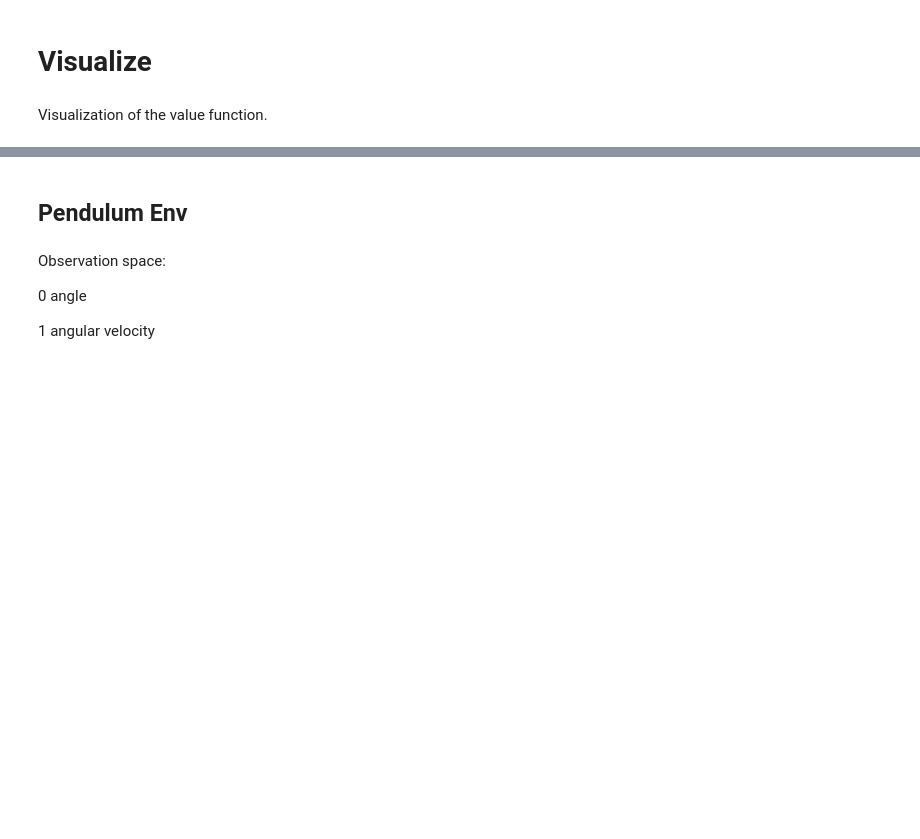
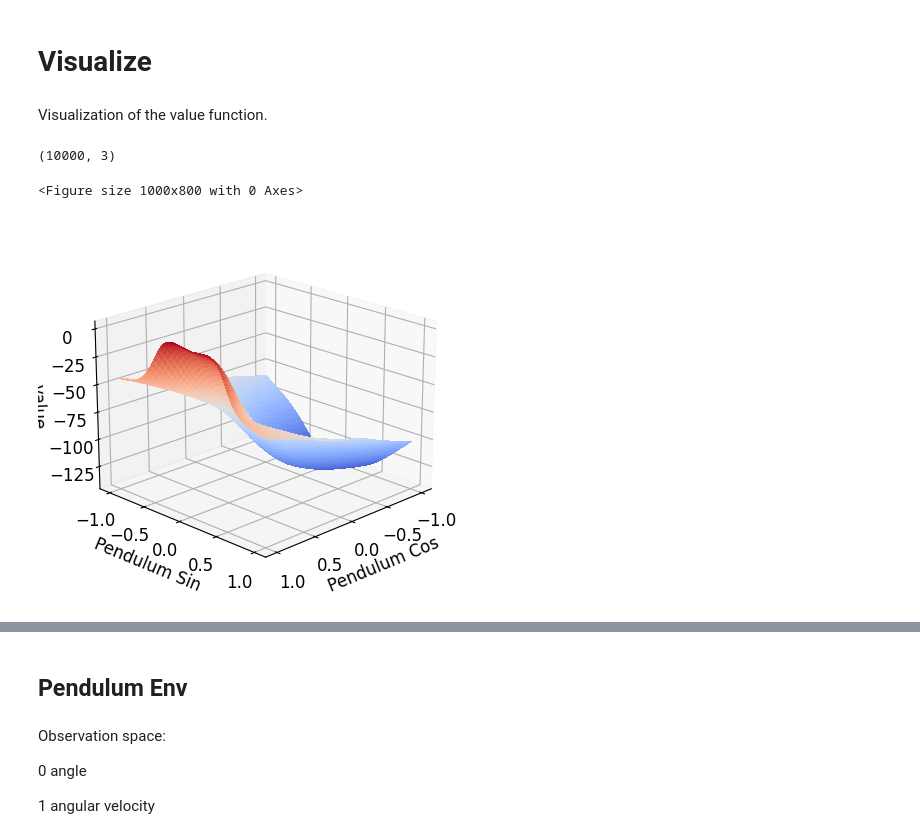
Before and after one commit to la2pixel/RL25_Assignments, a Jupyter notebook: HW 7/Gym-DQN.ipynb, the cells around one changed output, grey strips where cells are left out. Cells and saved outputs as stored; diff of their text form; code cells hidden in the pictures; blank space fills up the shorter version.

```diff
--- a/HW 7/Gym-DQN.ipynb
+++ b/HW 7/Gym-DQN.ipynb
@@ -374,0 +384,41 @@ Adapt the value_function plotting from last time to plot the maxQ value
+# %%
+OBS_SPACE_MAP = {
+    "Cart Pos": [-4.8, 4.8],
+    "Pol Angle": [-0.418, 0.418],
+    "Cart Vel": [-8, 8],
+    "Pole Vel": [-8, 8],
+    "Pendulum Cos": [-1, 1],
+    "Pendulum Sin": [-1, 1],
+    "Pendulum Angle Vel": [-8, 8]
+
+}
+def plot_Q_function_generic(q_function, input_dims, plot_dim1, plot_dim2, label_dim1, label_dim2):
+    # retrieve observation space from labels
+    plt.rcParams.update({'font.size': 12})
+
+    xxs =np.linspace(OBS_SPACE_MAP[label_dim1][0], OBS_SPACE_MAP[label_dim1][1], 100)
+    yys =np.linspace(OBS_SPACE_MAP[label_dim2][0], OBS_SPACE_MAP[label_dim2][1], 100)
+    XX,YY=np.meshgrid(xxs,yys)
+    dots=np.zeros((XX.size, input_dims))
+    dots[:, plot_dim1] = XX.ravel()
+    dots[:, plot_dim2] = YY.ravel()
+    print(dots.shape)
+    # values = np.asarray(test_func(dots)).reshape(XX.shape)
+    values = q_function.maxQ(torch.tensor(dots,dtype=torch.float32)).detach().numpy().reshape(XX.shape)
+    fig = plt.figure(figsize=[10,8])
+    ax = plt.figure().add_subplot(projection='3d')
+    surf = ax.plot_surface(XX, YY, values, cmap=cm.coolwarm,
+                           linewidth=0, antialiased=False)
+    ax.view_init(elev=20, azim=45, roll=0)
+    ax.set_xlabel(label_dim1)
+    ax.set_ylabel(label_dim2)
+    ax.set_zlabel('value')
+    # plt.colorbar(cmap=cm.coolwarm)
+    return fig
+# %%
+# Plot the current agent
+figQ = plot_Q_function_generic(q_agent.Q, input_dims=o_space.shape[0], plot_dim1=0, plot_dim2=1, label_dim1="Pendulum Cos", label_dim2="Pendulum Sin")
+# %% [output]
+(10000, 3)
+<Figure size 1000x800 with 0 Axes>
+[figure, added]
```
Also changed, not shown: parts of 42 cells of this notebook.
